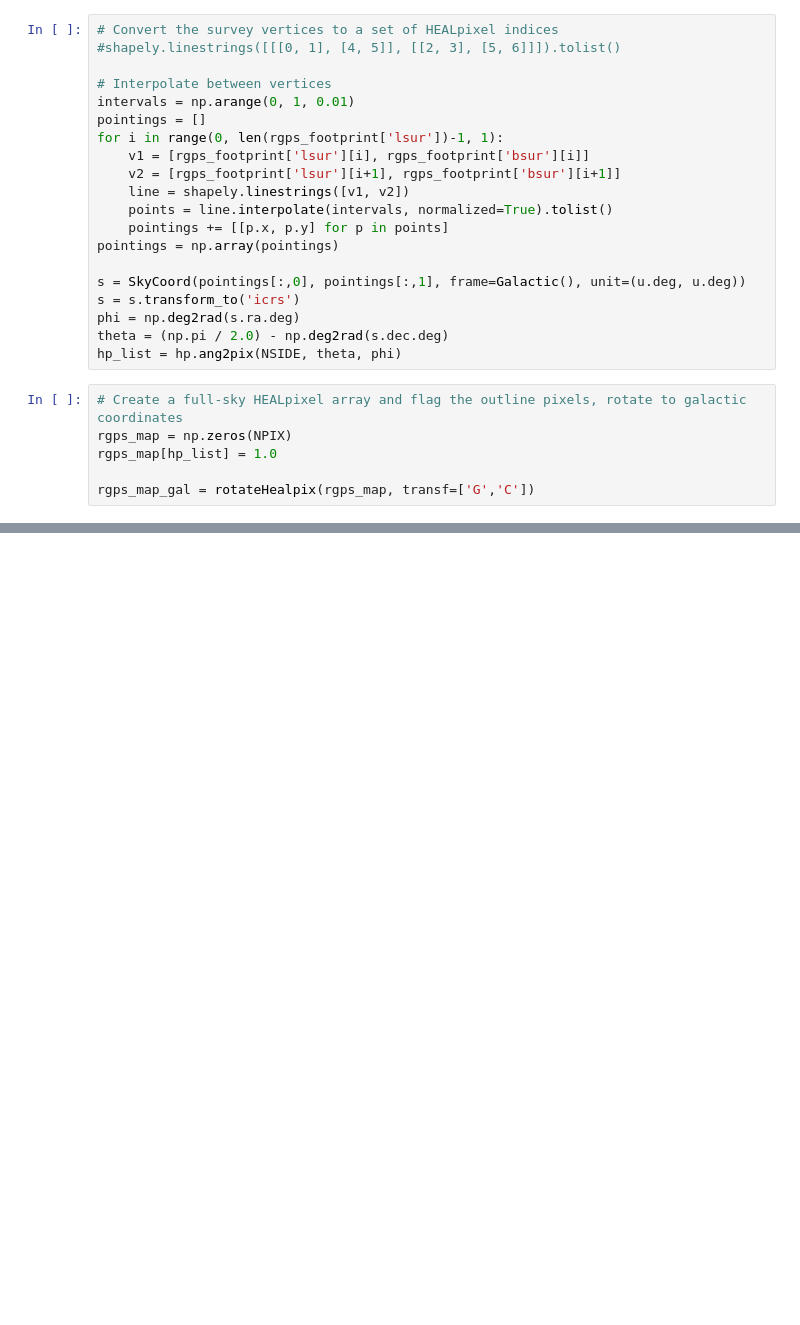
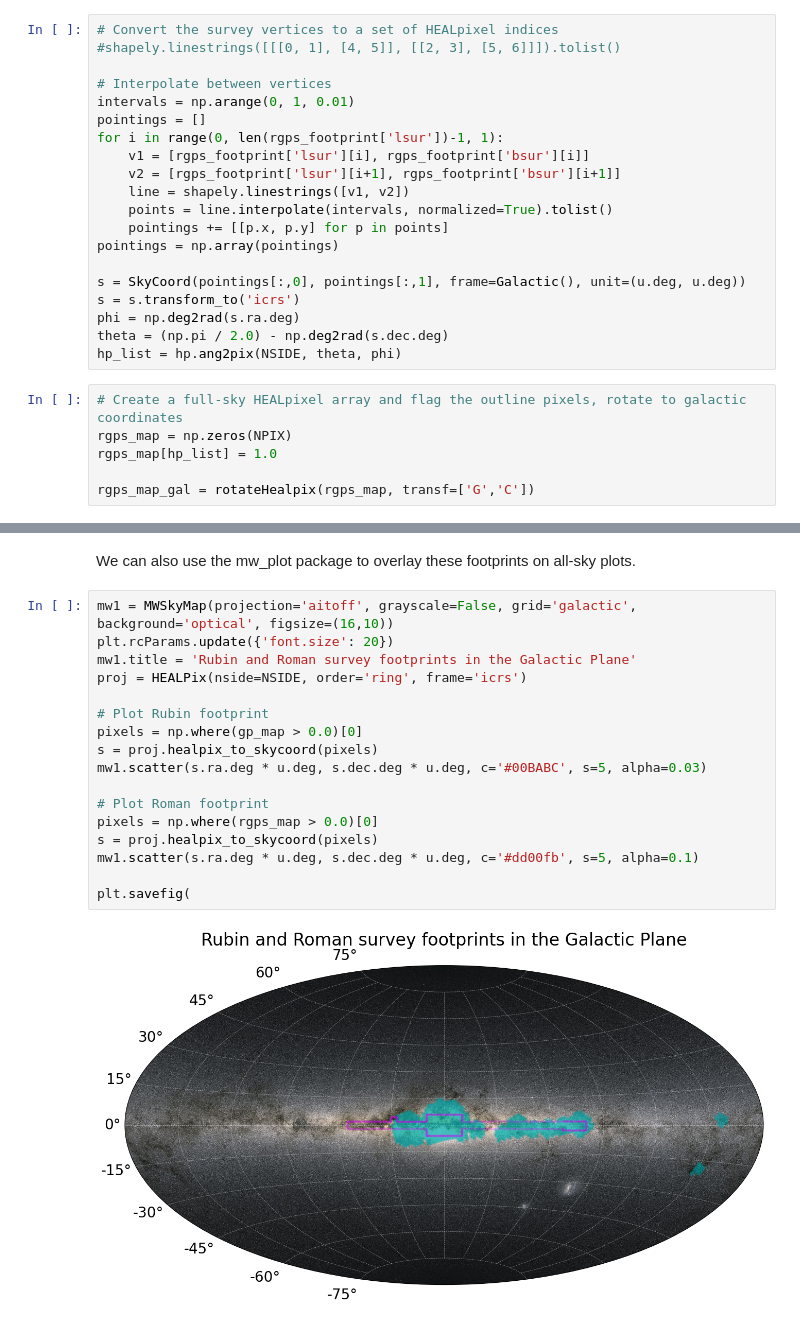
Before and after one commit to rges-pit/rubin_galplane_survey, a Jupyter notebook: rubin_galplane_survey_footprint.ipynb, the cells around one changed output, grey strips where cells are left out. Cells and saved outputs as stored; diff of their text form; blank space fills up the shorter version.

Commit message:
Added plotting of survey footprints

```diff
--- a/rubin_galplane_survey_footprint.ipynb
+++ b/rubin_galplane_survey_footprint.ipynb
@@ -160 +161,22 @@ hp.graticule()
 [figure]
+# %% [markdown]
+We can also use the mw_plot package to overlay these footprints on all-sky plots.
+# %%
+mw1 = MWSkyMap(projection='aitoff', grayscale=False, grid='galactic', background='optical', figsize=(16,10))
+plt.rcParams.update({'font.size': 20})
+mw1.title = 'Rubin and Roman survey footprints in the Galactic Plane'
+proj = HEALPix(nside=NSIDE, order='ring', frame='icrs')
+
+# Plot Rubin footprint
+pixels = np.where(gp_map > 0.0)[0]
+s = proj.healpix_to_skycoord(pixels)
+mw1.scatter(s.ra.deg * u.deg, s.dec.deg * u.deg, c='#00BABC', s=5, alpha=0.03)
+
+# Plot Roman footprint
+pixels = np.where(rgps_map > 0.0)[0]
+s = proj.healpix_to_skycoord(pixels)
+mw1.scatter(s.ra.deg * u.deg, s.dec.deg * u.deg, c='#dd00fb', s=5, alpha=0.1)
+
+plt.savefig(
+# %% [output]
+[figure, added]
```
Also changed, not shown: parts of 2 cells of this notebook, 2 other files.
